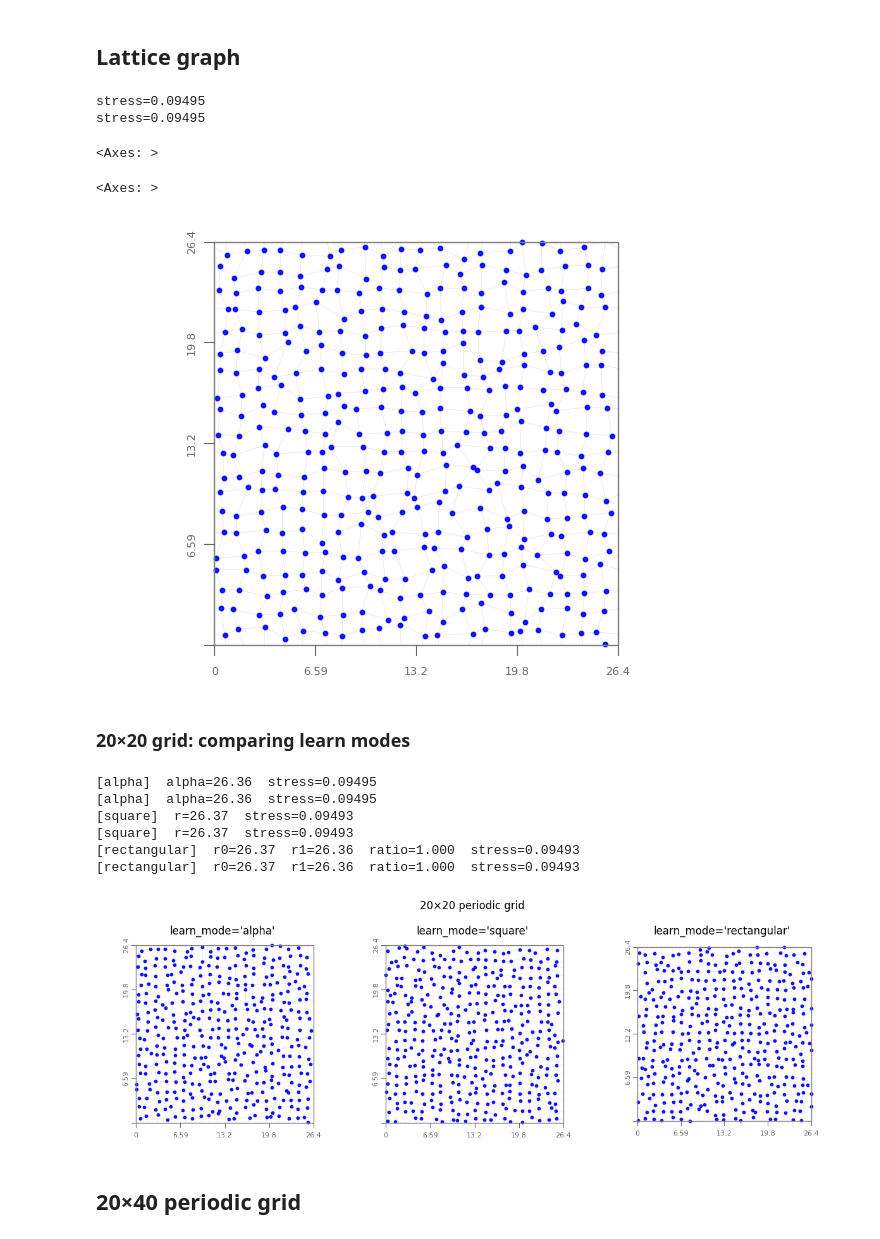
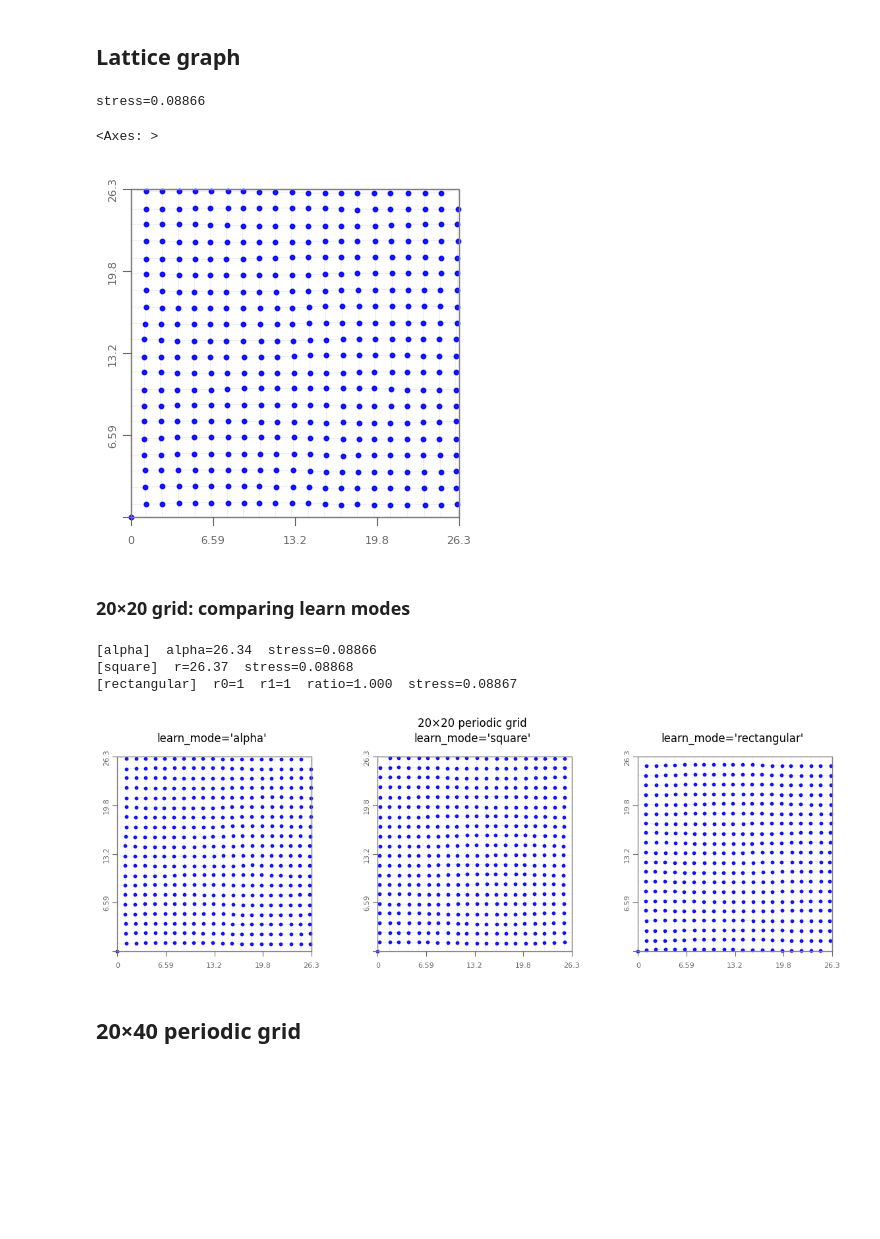
Before and after one commit to JacobLMiller/torus-mds, a Jupyter notebook: examples_rhombus.ipynb, the cells around one changed output. Cells and saved outputs as stored; diff of their text form; code cells hidden in the pictures; blank space fills up the shorter version.

```diff
--- a/examples_rhombus.ipynb
+++ b/examples_rhombus.ipynb
@@ -24,22 +22,22 @@ def torus_stress(X, D, proj):
+# %%
+FINALIZE_METHOD = "lbfgs" # "none" or "lbfgs"
 # %% [markdown]
 ## Lattice graph
 # %%
 G, D = graphio.get_periodic_lattice(20, 20)
 
 # D /= np.max(D)
 
 proj = MDSTorusProjector()
-X = proj.fit_transform(D)
+X = proj.fit_transform(D, finalize=FINALIZE_METHOD)
 print(f"stress={torus_stress(X, D, proj):.4g}")
 
 fig, ax = plt.subplots()
 vis.plot_embedding_with_torus_edges(G=G, torus=proj, ax=ax)
 # %% [output]
-stress=0.09495
-stress=0.09495
+stress=0.08866
 <Axes: >
-<Axes: >
-[figure, old version]
+[figure, new version]
 # %% [markdown]
 ### 20×20 grid: comparing learn modes
 # %%
@@ -48,7 +46,7 @@ G20, D20 = graphio.get_periodic_lattice(20, 20)
 fig, axes = plt.subplots(1, 3, figsize=(12, 4))
 for ax, mode in zip(axes, ['alpha', 'square', 'rectangular']):
     proj = MDSTorusProjector()
-    X = proj.fit_transform(D20, learn_mode=mode)
+    X = proj.fit_transform(D20, learn_mode=mode, finalize=FINALIZE_METHOD)
     stress = torus_stress(X, D20, proj)
     if mode == 'alpha':
         print(f"[{mode}]  alpha={proj.alpha_:.4g}  stress={stress:.4g}")
@@ -61,13 +59,10 @@ for ax, mode in zip(axes, ['alpha', 'square', 'rectangular']):
 plt.suptitle("20×20 periodic grid")
 plt.tight_layout()
 # %% [output]
-[alpha]  alpha=26.36  stress=0.09495
-[alpha]  alpha=26.36  stress=0.09495
-[square]  r=26.37  stress=0.09493
-[square]  r=26.37  stress=0.09493
-[rectangular]  r0=26.37  r1=26.36  ratio=1.000  stress=0.09493
-[rectangular]  r0=26.37  r1=26.36  ratio=1.000  stress=0.09493
+[alpha]  alpha=26.34  stress=0.08866
+[square]  r=26.37  stress=0.08868
+[rectangular]  r0=1  r1=1  ratio=1.000  stress=0.08867
-[figure, old version]
+[figure, new version]
 # %% [markdown]
 ## 20×40 periodic grid
 # %%
```
Also changed, not shown: parts of 36 cells of this notebook, 2 other files.
